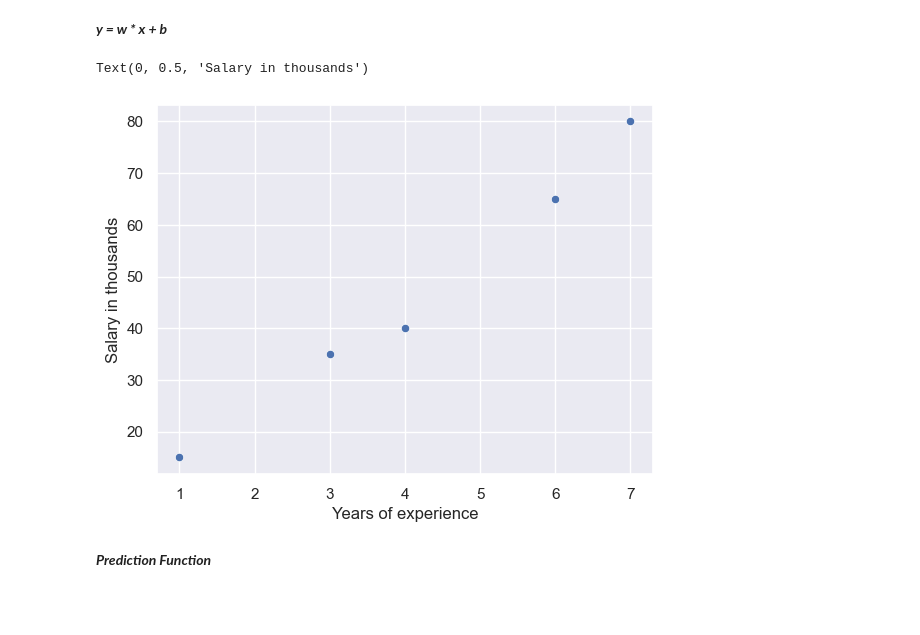
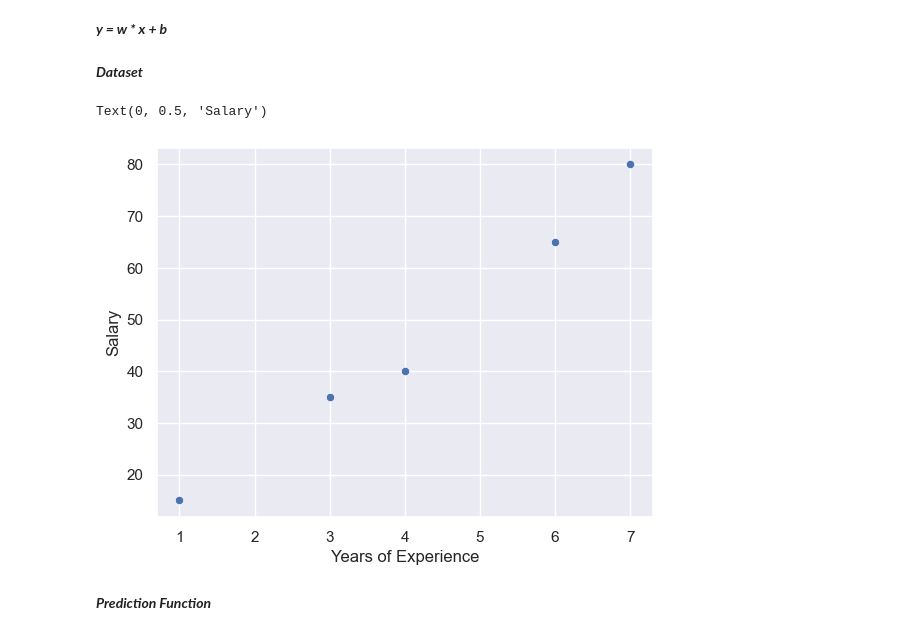
Before and after one commit to DevAvi404/AI-ML, a Jupyter notebook: Machine Learning/AI-ML/ML Algorithm/Supervised Learning/Regression/Simple Linear Regression.ipynb, the cells around one changed output. Cells and saved outputs as stored; diff of their text form; code cells hidden in the pictures; blank space fills up the shorter version.

```diff
--- a/Machine Learning/AI-ML/ML Algorithm/Supervised Learning/Regression/Simple Linear Regression.ipynb
+++ b/Machine Learning/AI-ML/ML Algorithm/Supervised Learning/Regression/Simple Linear Regression.ipynb
@@ -7,6 +7,8 @@ import numpy as np
 import matplotlib.pyplot as plt
 import seaborn as sns
 sns.set_theme()
+# %% [markdown]
+***Dataset***
 # %%
 # X represents our 'Feature' (the data we use to make predictions)
 x = np.array([1 , 3, 4, 6, 7]) # Years of experience
@@ -16,11 +18,11 @@ y = np.array([15, 35, 40, 65, 80]) # Salary in thousands
 # %%
 sns.scatterplot(x=x, y=y)
 
-plt.xlabel("Years of experience")
-plt.ylabel("Salary in thousands")
+plt.xlabel("Years of Experience")
+plt.ylabel("Salary")
 # %% [output]
-Text(0, 0.5, 'Salary in thousands')
+Text(0, 0.5, 'Salary')
-[figure, old version]
+[figure, new version]
 # %% [markdown]
 ***Prediction Function***
 # %%
```
Also changed, not shown: parts of 5 cells of this notebook, 1 other file.
